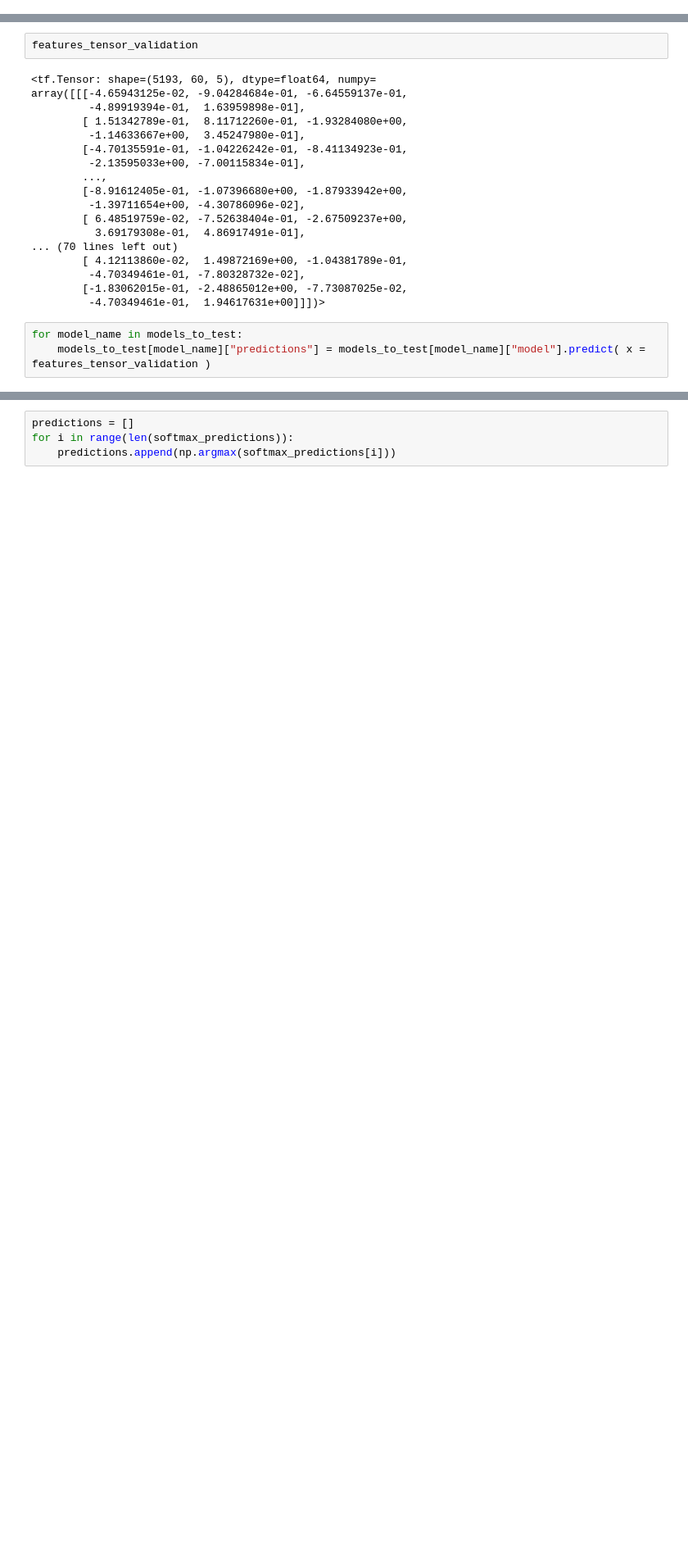
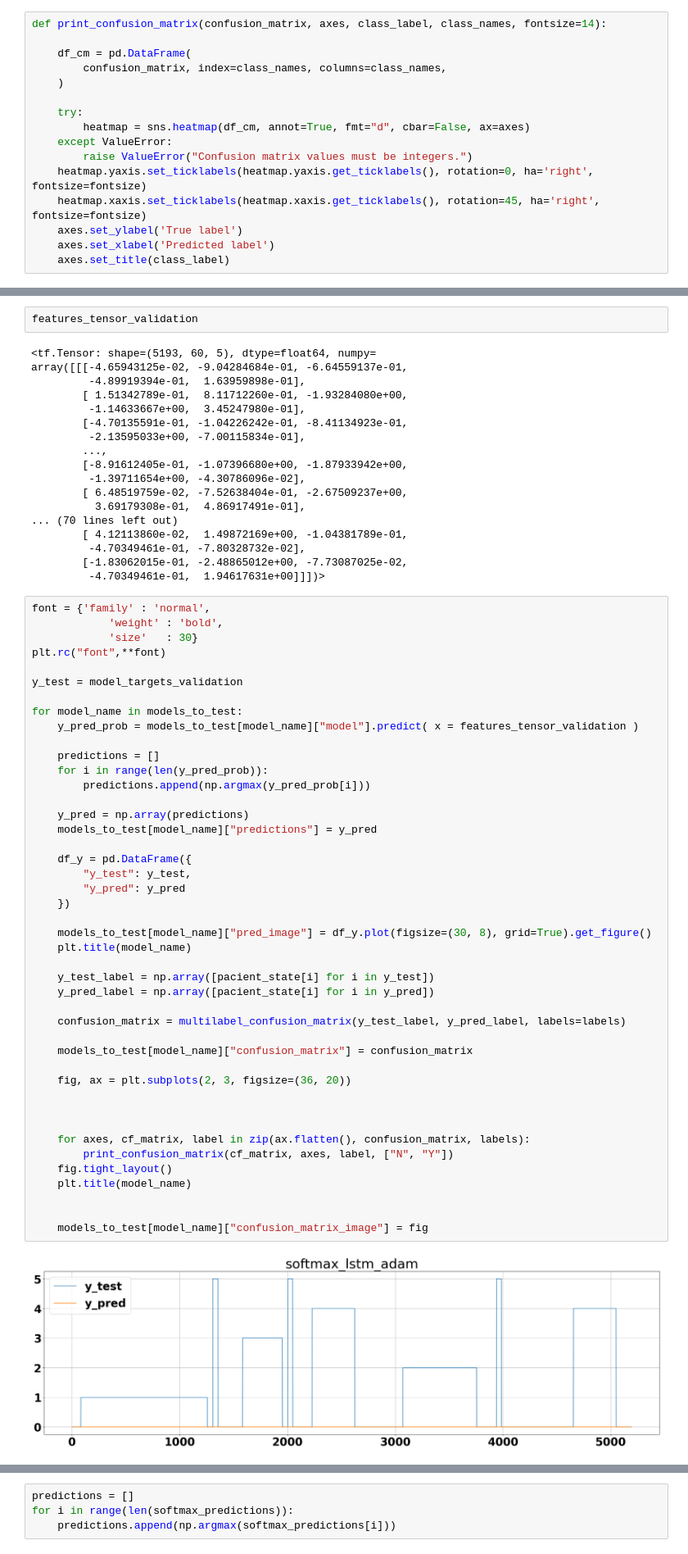
Before and after one commit to arturossouza/unisinos-stress-detection, a Jupyter notebook: stress_detection.ipynb, the cells around one changed output, grey strips where cells are left out. Shown at 82% size. Cells and saved outputs as stored; diff of their text form; blank space fills up the shorter version.

```diff
--- a/stress_detection.ipynb
+++ b/stress_detection.ipynb
@@ -719,3 +881,19 @@ model.evaluate(
+# %%
+def print_confusion_matrix(confusion_matrix, axes, class_label, class_names, fontsize=14):
+
+    df_cm = pd.DataFrame(
+        confusion_matrix, index=class_names, columns=class_names,
+    )
+
+    try:
+        heatmap = sns.heatmap(df_cm, annot=True, fmt="d", cbar=False, ax=axes)
+    except ValueError:
+        raise ValueError("Confusion matrix values must be integers.")
+    heatmap.yaxis.set_ticklabels(heatmap.yaxis.get_ticklabels(), rotation=0, ha='right', fontsize=fontsize)
+    heatmap.xaxis.set_ticklabels(heatmap.xaxis.get_ticklabels(), rotation=45, ha='right', fontsize=fontsize)
+    axes.set_ylabel('True label')
+    axes.set_xlabel('Predicted label')
+    axes.set_title(class_label)
 # %%
 len(model_features_validation)
 # %% [output]
@@ -746,6 +924,49 @@ array([[[-4.65943125e-02, -9.04284684e-01, -6.64559137e-01,
          -4.70349461e-01, -7.80328732e-02],
         [-1.83062015e-01, -2.48865012e+00, -7.73087025e-02,
          -4.70349461e-01,  1.94617631e+00]]])>
-# %%
-for model_name in models_to_test:
-    models_to_test[model_name]["predictions"] = models_to_test[model_name]["model"].predict( x = features_tensor_validation )
+# %%
+font = {'family' : 'normal',
+            'weight' : 'bold',
+            'size'   : 30}
+plt.rc("font",**font)
+
+y_test = model_targets_validation
+
+for model_name in models_to_test:
+    y_pred_prob = models_to_test[model_name]["model"].predict( x = features_tensor_validation )
+
+    predictions = []
+    for i in range(len(y_pred_prob)):
+        predictions.append(np.argmax(y_pred_prob[i]))
+
+    y_pred = np.array(predictions)
+    models_to_test[model_name]["predictions"] = y_pred
+
+    df_y = pd.DataFrame({
+        "y_test": y_test,
+        "y_pred": y_pred
+    })
+
+    models_to_test[model_name]["pred_image"] = df_y.plot(figsize=(30, 8), grid=True).get_figure()
+    plt.title(model_name)
+
+    y_test_label = np.array([pacient_state[i] for i in y_test])
+    y_pred_label = np.array([pacient_state[i] for i in y_pred])
+
+    confusion_matrix = multilabel_confusion_matrix(y_test_label, y_pred_label, labels=labels)
+
+    models_to_test[model_name]["confusion_matrix"] = confusion_matrix
+
+    fig, ax = plt.subplots(2, 3, figsize=(36, 20))
+
+
+
+    for axes, cf_matrix, label in zip(ax.flatten(), confusion_matrix, labels):
+        print_confusion_matrix(cf_matrix, axes, label, ["N", "Y"])
+    fig.tight_layout()
+    plt.title(model_name)
+
+
+    models_to_test[model_name]["confusion_matrix_image"] = fig
+# %% [output]
+[figure, added]
```
Also changed, not shown: parts of 50 cells of this notebook.
